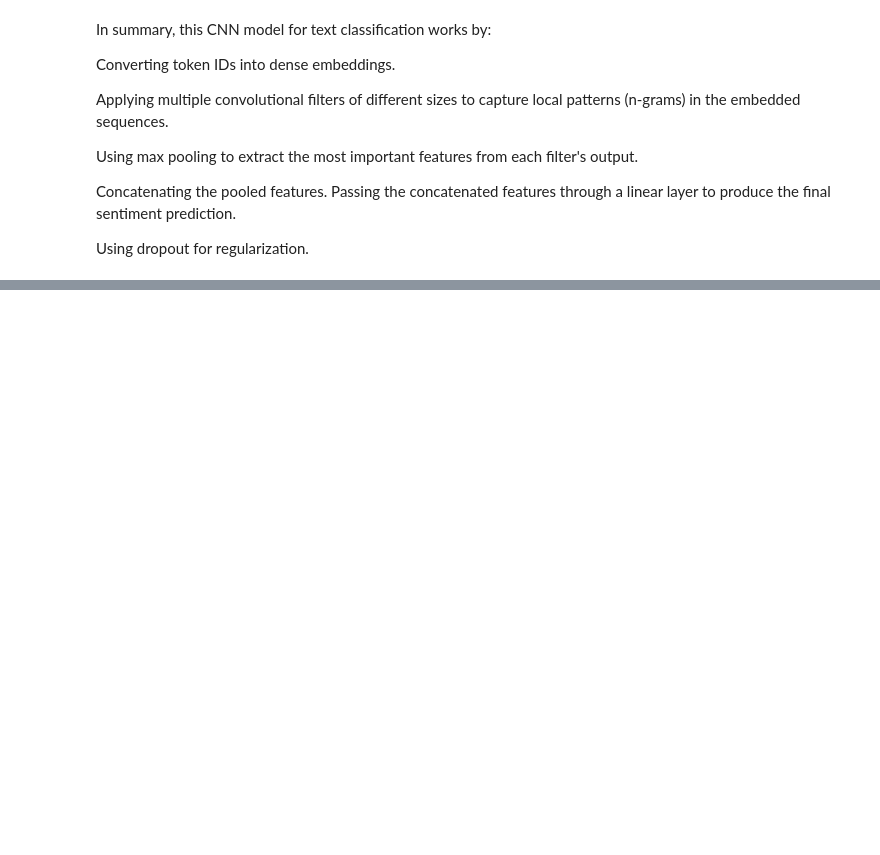
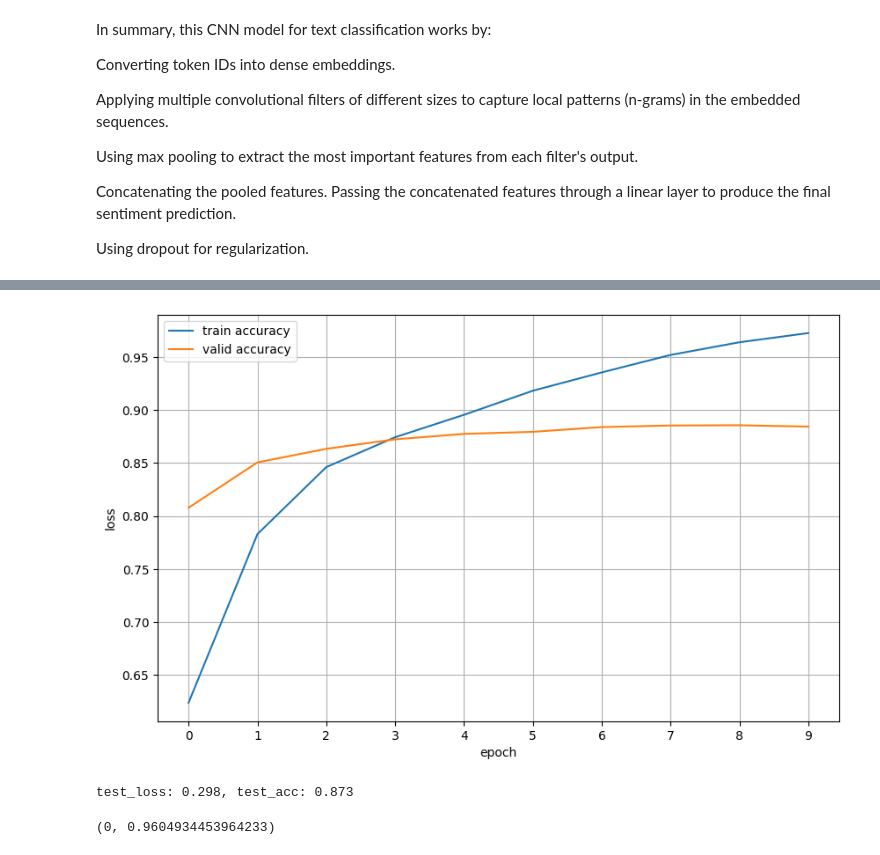
Before and after one commit to Sambarlasagna/movie-sentiment-analysis, a Jupyter notebook: CNN_MSA.ipynb, the cells around one changed output, grey strips where cells are left out. Saved outputs shown, nothing was run; the diff lists cells and outputs as text; code cells hidden in the pictures; blank space fills up the shorter version.

Commit message:
Plotted curves and predicted sample review

```diff
--- a/CNN_MSA.ipynb
+++ b/CNN_MSA.ipynb
@@ -456,3 +475,24 @@ def get_accuracy(prediction, label):
     correct_predictions = predicted_classes.eq(label).sum()
     accuracy = correct_predictions / batch_size
     return accuracy
+# %%
+n_epochs = 10
+best_valid_loss = float("inf")
+
+metrics = collections.defaultdict(list)
+
+for epoch in range(n_epochs):
+    train_loss, train_acc = train(
+        train_data_loader, model, criterion, optimizer, device
+    )
+    valid_loss, valid_acc = evaluate(valid_data_loader, model, criterion, device)
+    metrics["train_losses"].append(train_loss)
+    metrics["train_accs"].append(train_acc)
+    metrics["valid_losses"].append(valid_loss)
+    metrics["valid_accs"].append(valid_acc)
+    if valid_loss < best_valid_loss:
+        best_valid_loss = valid_loss
+        torch.save(model.state_dict(), "cnn.pt")
+    print(f"epoch: {epoch}")
+    print(f"train_loss: {train_loss:.3f}, train_acc: {train_acc:.3f}")
+    print(f"valid_loss: {valid_loss:.3f}, valid_acc: {valid_acc:.3f}")
@@ -469,0 +543,12 @@ ax.grid()
+# %%
+fig = plt.figure(figsize=(10, 6))
+ax = fig.add_subplot(1, 1, 1)
+ax.plot(metrics["train_accs"], label="train accuracy")
+ax.plot(metrics["valid_accs"], label="valid accuracy")
+ax.set_xlabel("epoch")
+ax.set_ylabel("loss")
+ax.set_xticks(range(n_epochs))
+ax.legend()
+ax.grid()
+# %% [output]
+[figure, added]
@@ -469,0 +559,4 @@ ax.grid()
+# %%
+print(f"test_loss: {test_loss:.3f}, test_acc: {test_acc:.3f}")
+# %% [output]
+test_loss: 0.298, test_acc: 0.873
@@ -469,0 +576,7 @@ ax.grid()
+# %%
+text = "This film is terrible!"
+min_length = max(filter_sizes)
+
+predict_sentiment(text, model, tokenizer, vocab, device, min_length, pad_index)
+# %% [output]
+(0, 0.9604934453964233)
```
Also changed, not shown: parts of 17 cells of this notebook.
